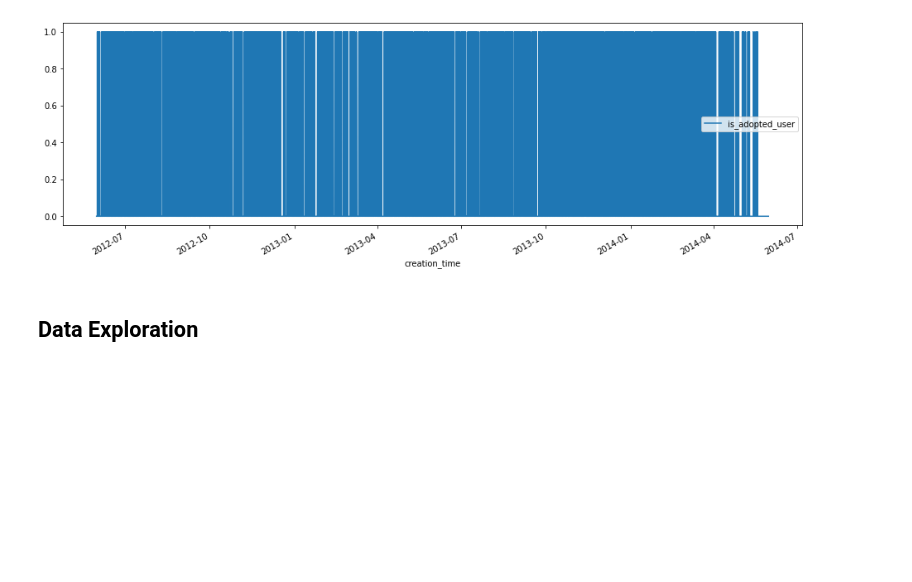
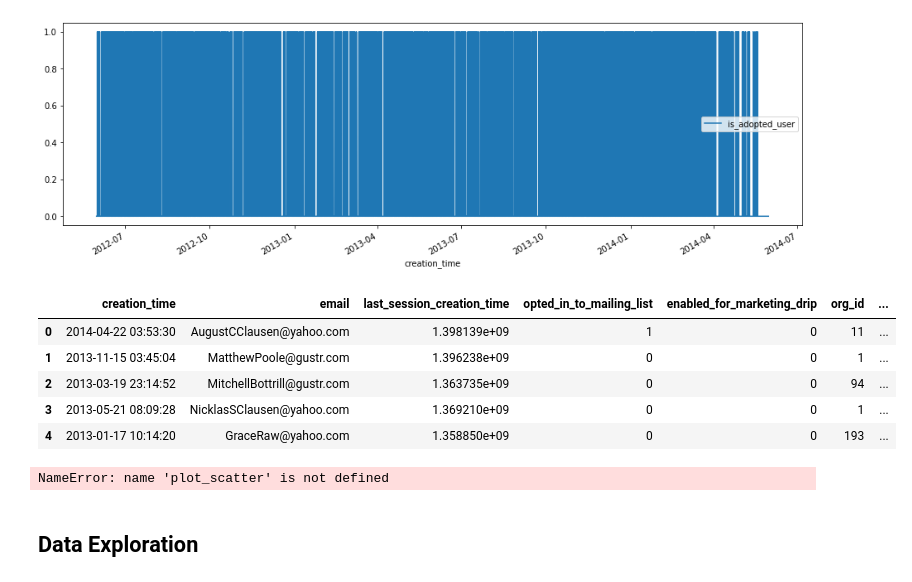
Before and after one commit to rhodapang/Python-Practice, a Jupyter notebook: Relax Inc Project.ipynb, the cells around one changed output. Drawn from its saved outputs; the diff is of its cells as text; code cells hidden in the pictures; blank space fills up the shorter version.

```diff
--- a/Relax Inc Project.ipynb
+++ b/Relax Inc Project.ipynb
@@ -193,6 +193,22 @@ creation_time
 2013-01-17 10:14:20              0.0
 <AxesSubplot:xlabel='creation_time'>
 [figure]
+# %%
+# creation_source is a categorical data and we can apply one hot encoder to it as well
+df_users = pd.get_dummies(df_users, columns = ['creation_source'])
+df_users.head()
+# %% [output]
+|  | creation_time | email | last_session_creation_time | opted_in_to_mailing_list | enabled_for_marketing_drip | org_id | ... |
+| 0 | 2014-04-22 03:53:30 | AugustCClausen@yahoo.com | 1.398139e+09 | 1 | 0 | 11 | ... |
+| 1 | 2013-11-15 03:45:04 | MatthewPoole@gustr.com | 1.396238e+09 | 0 | 0 | 1 | ... |
+| 2 | 2013-03-19 23:14:52 | MitchellBottrill@gustr.com | 1.363735e+09 | 0 | 0 | 94 | ... |
+| 3 | 2013-05-21 08:09:28 | NicklasSClausen@yahoo.com | 1.369210e+09 | 0 | 0 | 1 | ... |
+| 4 | 2013-01-17 10:14:20 | GraceRaw@yahoo.com | 1.358850e+09 | 0 | 0 | 193 | ... |
+# %%
+# For last_session_creation_time, not sure whether it's a good feature, let's quickly plot it to visualize it.
+plot_scatter(x = "last_session_creation_time", y = "is_adopted_user", data = df_users)
+# %% [output]
+NameError: name 'plot_scatter' is not defined
 # %% [markdown]
 ## Data Exploration
 # %%
```
